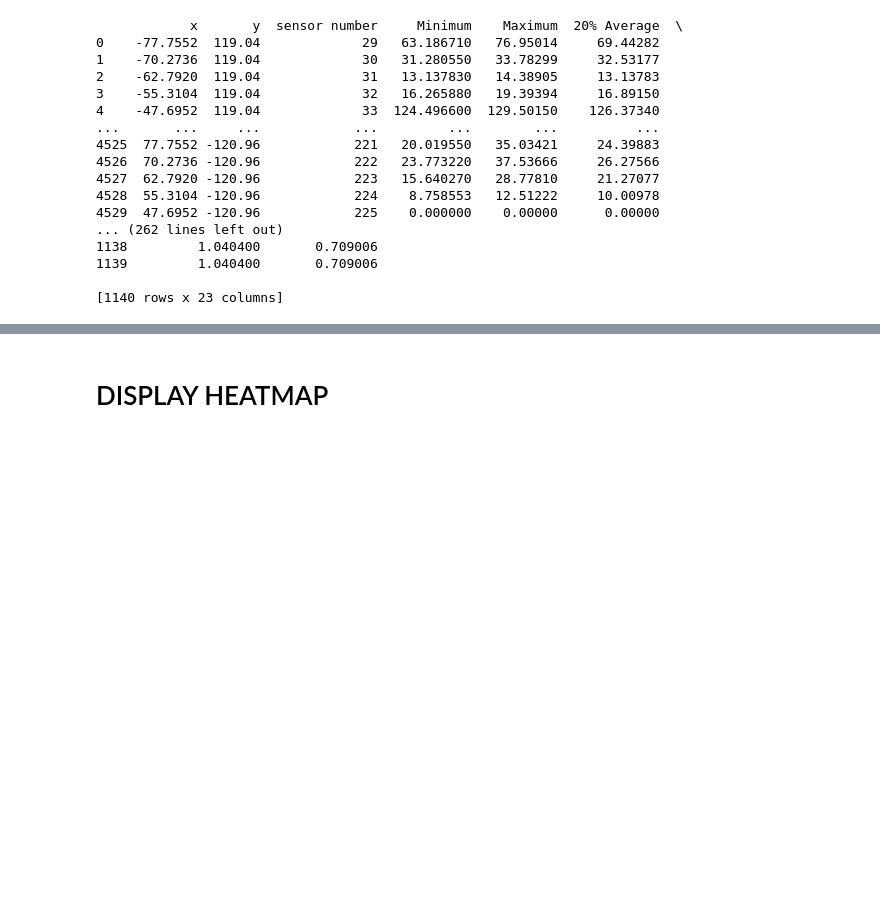
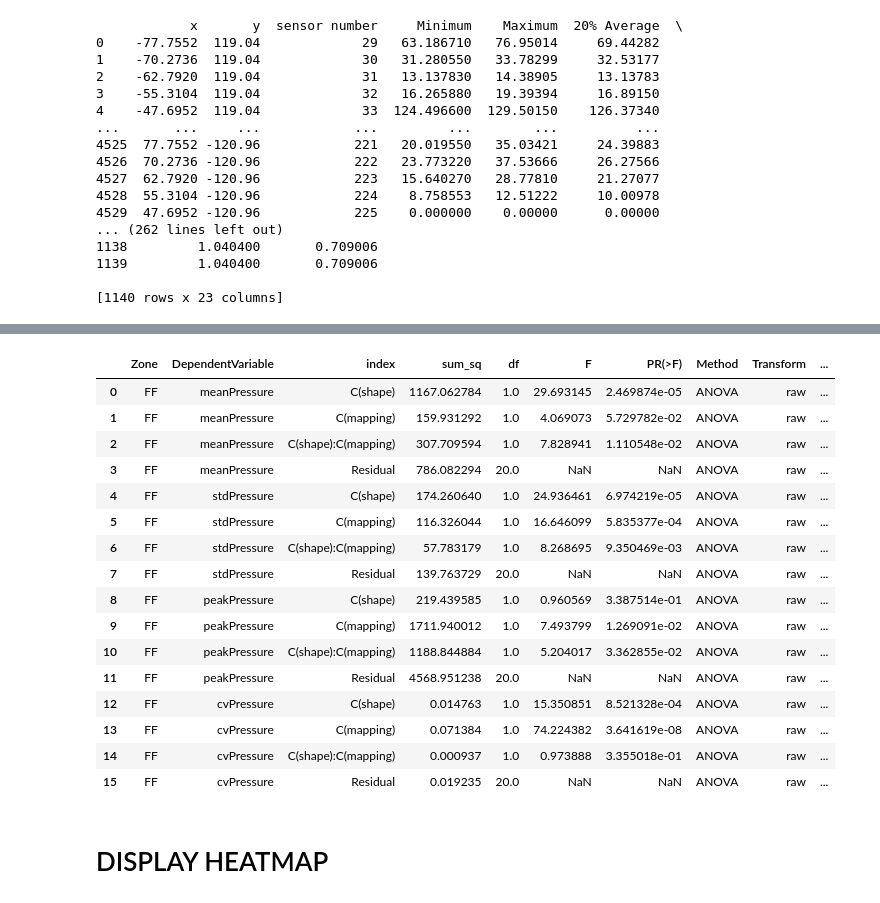
Before and after one commit to ippersky/pressure_mapping, a Jupyter notebook: tk3d_main_sample.ipynb, the cells around one changed output, grey strips where cells are left out. Cells and saved outputs as stored; diff of their text form; code cells hidden in the pictures; blank space fills up the shorter version.

```diff
--- a/tk3d_main_sample.ipynb
+++ b/tk3d_main_sample.ipynb
@@ -139,3 +139,23 @@ RF_results = run_anova(RF_anova, "FF", dvs)
+# %%
+FF_results
+# %% [output]
+|  | Zone | DependentVariable | index | sum_sq | df | F | PR(>F) | Method | Transform | ... |
+| 0 | FF | meanPressure | C(shape) | 1167.062784 | 1.0 | 29.693145 | 2.469874e-05 | ANOVA | raw | ... |
+| 1 | FF | meanPressure | C(mapping) | 159.931292 | 1.0 | 4.069073 | 5.729782e-02 | ANOVA | raw | ... |
+| 2 | FF | meanPressure | C(shape):C(mapping) | 307.709594 | 1.0 | 7.828941 | 1.110548e-02 | ANOVA | raw | ... |
+| 3 | FF | meanPressure | Residual | 786.082294 | 20.0 | NaN | NaN | ANOVA | raw | ... |
+| 4 | FF | stdPressure | C(shape) | 174.260640 | 1.0 | 24.936461 | 6.974219e-05 | ANOVA | raw | ... |
+| 5 | FF | stdPressure | C(mapping) | 116.326044 | 1.0 | 16.646099 | 5.835377e-04 | ANOVA | raw | ... |
+| 6 | FF | stdPressure | C(shape):C(mapping) | 57.783179 | 1.0 | 8.268695 | 9.350469e-03 | ANOVA | raw | ... |
+| 7 | FF | stdPressure | Residual | 139.763729 | 20.0 | NaN | NaN | ANOVA | raw | ... |
+| 8 | FF | peakPressure | C(shape) | 219.439585 | 1.0 | 0.960569 | 3.387514e-01 | ANOVA | raw | ... |
+| 9 | FF | peakPressure | C(mapping) | 1711.940012 | 1.0 | 7.493799 | 1.269091e-02 | ANOVA | raw | ... |
+| 10 | FF | peakPressure | C(shape):C(mapping) | 1188.844884 | 1.0 | 5.204017 | 3.362855e-02 | ANOVA | raw | ... |
+| 11 | FF | peakPressure | Residual | 4568.951238 | 20.0 | NaN | NaN | ANOVA | raw | ... |
+| 12 | FF | cvPressure | C(shape) | 0.014763 | 1.0 | 15.350851 | 8.521328e-04 | ANOVA | raw | ... |
+| 13 | FF | cvPressure | C(mapping) | 0.071384 | 1.0 | 74.224382 | 3.641619e-08 | ANOVA | raw | ... |
+| 14 | FF | cvPressure | C(shape):C(mapping) | 0.000937 | 1.0 | 0.973888 | 3.355018e-01 | ANOVA | raw | ... |
+| 15 | FF | cvPressure | Residual | 0.019235 | 20.0 | NaN | NaN | ANOVA | raw | ... |
 # %% [markdown]
 # DISPLAY HEATMAP
 # %%
```
Also changed, not shown: parts of 1 cell of this notebook, 1 other file.
